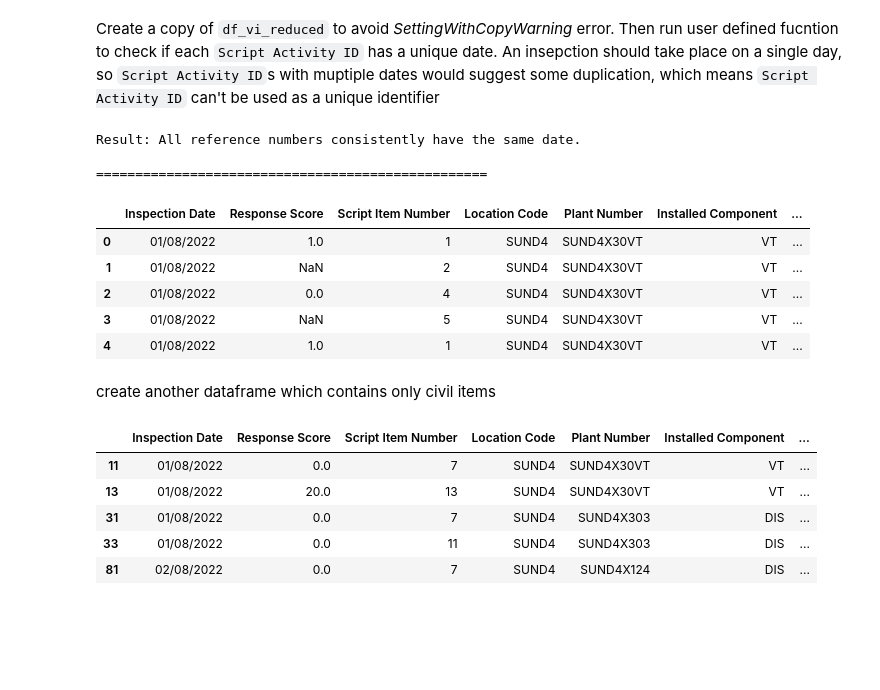
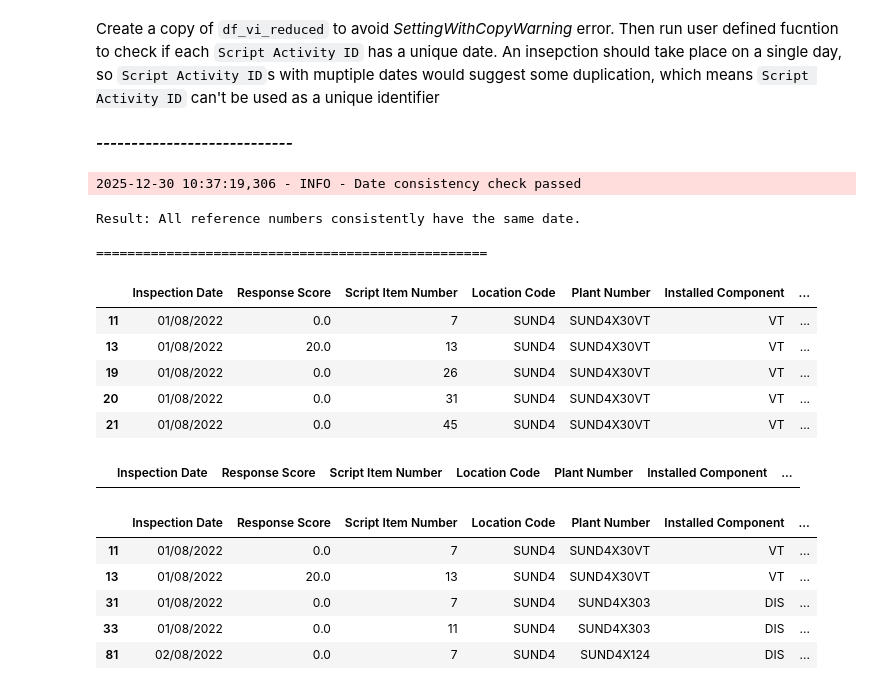
Before and after one commit to Rob1867/Project, a Jupyter notebook: Visual Condition Pipeline.ipynb, the cells around one changed output. Saved outputs shown, nothing was run; the diff lists cells and outputs as text; code cells hidden in the pictures; blank space fills up the shorter version.

```diff
--- a/Visual Condition Pipeline.ipynb
+++ b/Visual Condition Pipeline.ipynb
@@ -20,12 +20,12 @@ logging.basicConfig(
 # %% [markdown]
 Import visual condition data
 # %%
-vi_filepath = r'C:\Users\robert.everitt\OneDrive - National Grid\Data Engineering Course\Data\VI_E0309B_Test.xlsx'
+vi_filepath = r'C:\Users\robert.everitt\OneDrive - National Grid\Data Engineering Course\Data\VI_E0309B_Full.xlsx'
 
 logging.info(f"Attempting to read data from {vi_filepath}")
 
 try:
-    df_vi = pd.read_excel(vi_filepath)
+    df_vi = pd.read_excel(vi_filepath, nrows=100000)
     logging.info(f"Sucessully read data")
 except Exception as e:
     logging.error(f"Error reading file: {e}")
@@ -217,4 +302,6 @@ print(merged_df)
 Create a copy of `df_vi_reduced` to avoid *SettingWithCopyWarning* error.
 Then run user defined fucntion to check if each `Script Activity ID` has a unique date.
 An insepction should take place on a single day, so `Script Activity ID`s with muptiple dates would suggest some duplication, which means `Script Activity ID` can't be used as a unique identifier
+# %% [markdown]
+***----------------------------***
 # %%
@@ -226,13 +310,16 @@ result_consistent = check_consistent_dates(df_vi_reduced_copy, 'Script Activity
 # %%
 if result_consistent['consistent']:
     print("Result: All reference numbers consistently have the same date.")
+    logging.info("Date consistency check passed")
 else:
     print(f"Result: The following reference numbers have inconsistent dates: {result_consistent['violating_references']}")
     print("\nRows with inconsistent dates:")
     print(df[df['reference_number'].isin(result_consistent['violating_references'])].sort_values(by='reference_number'))
-
+    logging.error(f"Date consistency check failed")
+    raise RuntimeError ("Consistency check returned {'consistent': False}")
 print("\n" + "="*50 + "\n")
 # %% [output]
-Result: All reference numbers consistently have the same date.
-
-==================================================
+2025-12-30 10:37:19,306 - INFO - Date consistency check passed
+Result: All reference numbers consistently have the same date.
+
+==================================================
@@ -244,9 +326,9 @@ df_vi_reduced_copy.loc[:,'Civil Item'] = df_vi_reduced_copy['Attribute ID'].str.
 # %%
-df_vi_reduced_copy.head()
+df_vi_civil_items.head()
 # %% [output]
 |  | Inspection Date | Response Score | Script Item Number | Location Code | Plant Number | Installed Component | ... |
-| 0 | 01/08/2022 | 1.0 | 1 | SUND4 | SUND4X30VT | VT | ... |
-| 1 | 01/08/2022 | NaN | 2 | SUND4 | SUND4X30VT | VT | ... |
-| 2 | 01/08/2022 | 0.0 | 4 | SUND4 | SUND4X30VT | VT | ... |
-| 3 | 01/08/2022 | NaN | 5 | SUND4 | SUND4X30VT | VT | ... |
-| 4 | 01/08/2022 | 1.0 | 1 | SUND4 | SUND4X30VT | VT | ... |
+| 11 | 01/08/2022 | 0.0 | 7 | SUND4 | SUND4X30VT | VT | ... |
+| 13 | 01/08/2022 | 20.0 | 13 | SUND4 | SUND4X30VT | VT | ... |
+| 19 | 01/08/2022 | 0.0 | 26 | SUND4 | SUND4X30VT | VT | ... |
+| 20 | 01/08/2022 | 0.0 | 31 | SUND4 | SUND4X30VT | VT | ... |
+| 21 | 01/08/2022 | 0.0 | 45 | SUND4 | SUND4X30VT | VT | ... |
@@ -274,2 +334,0 @@ df_vi_civil = df_vi_reduced_copy[df_vi_reduced_copy['Civil Item'].notna()]
-# %% [markdown]
-create another dataframe which contains only civil items
@@ -280,3 +335,12 @@ df_vi_civil_items.head()
+# %%
+df_not_available = df_vi_civil_items[
+    (df_vi_civil_items['Questions'] == 'Is the asset available?') &
+    (df_vi_civil_items['Response Description'] == 'NO')
+]
+
+df_not_available.head()
+# %% [output]
+|  | Inspection Date | Response Score | Script Item Number | Location Code | Plant Number | Installed Component | ... |
 # %%
 # Define the valid response scores
 valid_scores = [0, 20, 40, 60, 80, 100]
```
Also changed, not shown: parts of 27 cells of this notebook, 10 other files.
